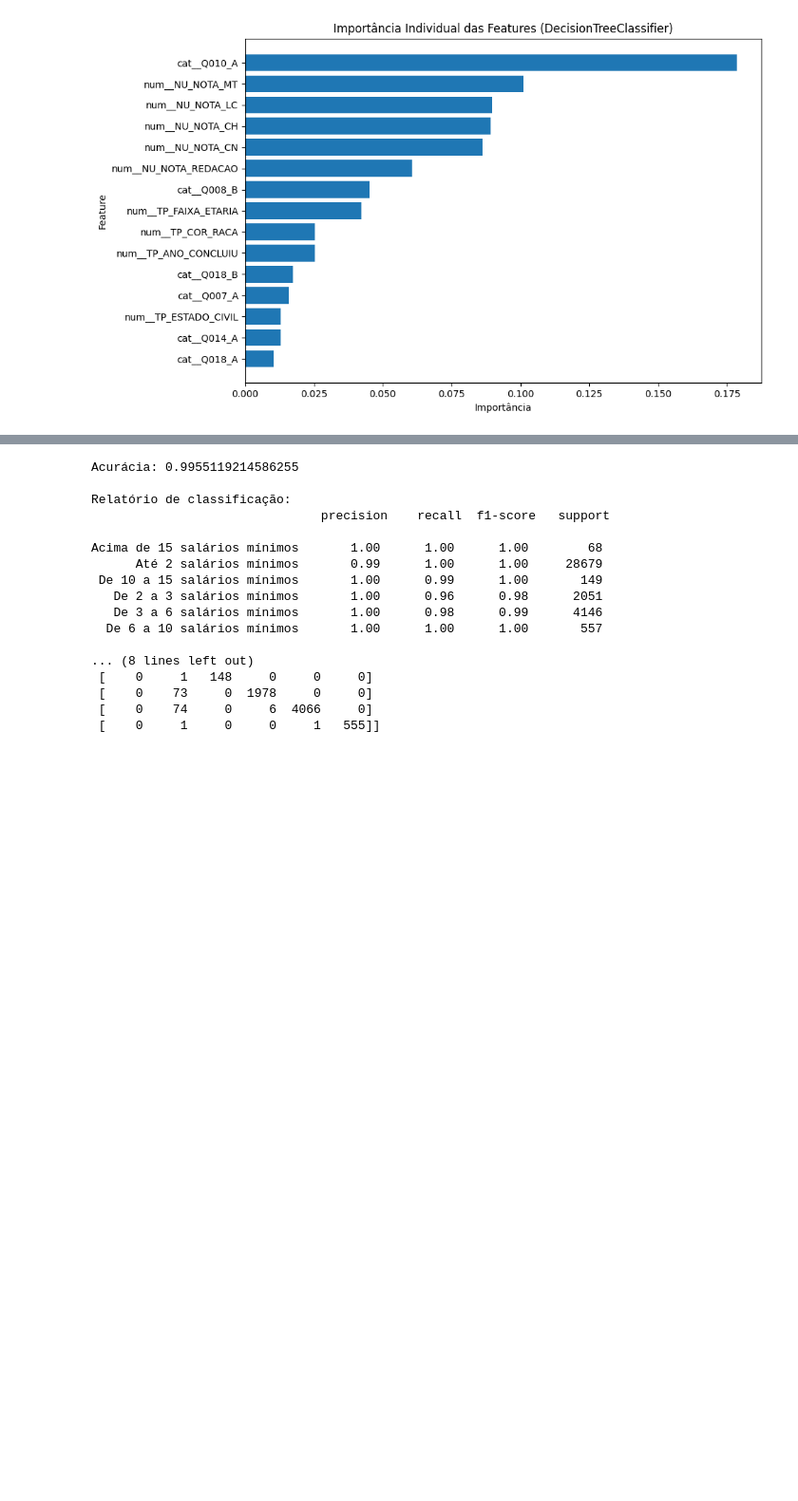
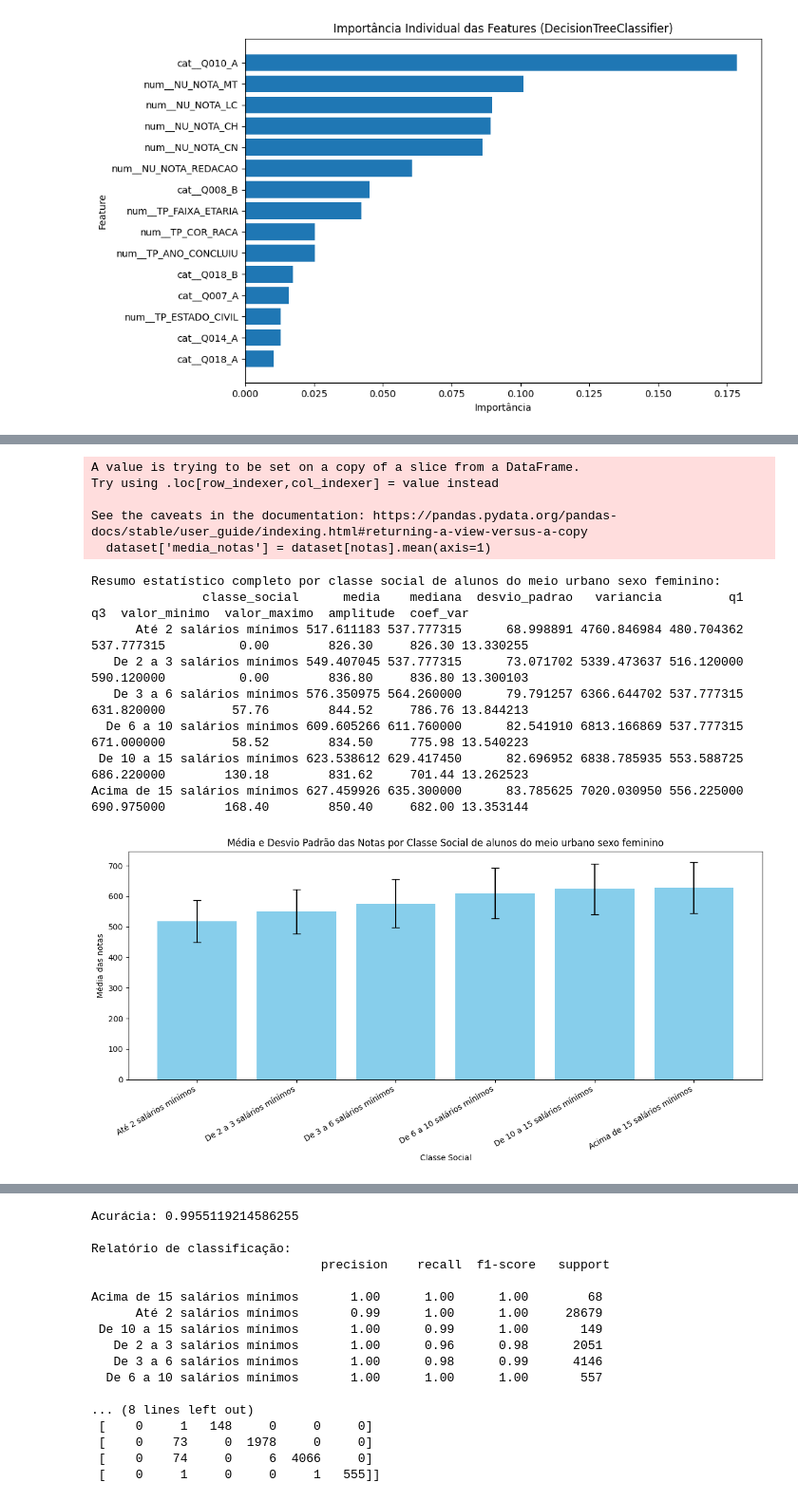
Before and after one commit to vinicarlosss/TCC_Sistemas-de-informa-o, a Jupyter notebook: arvore_decisao.ipynb, the cells around one changed output, grey strips where cells are left out. Shown at 95% size. Saved outputs shown, nothing was run; the diff lists cells and outputs as text; code cells hidden in the pictures; blank space fills up the shorter version.

```diff
--- a/arvore_decisao.ipynb
+++ b/arvore_decisao.ipynb
@@ -552,0 +1007,17 @@ cat__Q018_A: 0.0104
+# %%
+analisar_desempenho_por_classe(dataset_urbano_mulher, "de alunos do meio urbano sexo feminino")
+# %% [output]
+A value is trying to be set on a copy of a slice from a DataFrame.
+Try using .loc[row_indexer,col_indexer] = value instead
+
+See the caveats in the documentation: https://pandas.pydata.org/pandas-docs/stable/user_guide/indexing.html#returning-a-view-versus-a-copy
+  dataset['media_notas'] = dataset[notas].mean(axis=1)
+Resumo estatístico completo por classe social de alunos do meio urbano sexo feminino:
+               classe_social      media    mediana  desvio_padrao   variancia         q1         q3  valor_minimo  valor_maximo  amplitude  coef_var
+      Até 2 salários mínimos 517.611183 537.777315      68.998891 4760.846984 480.704362 537.777315          0.00        826.30     826.30 13.330255
+   De 2 a 3 salários mínimos 549.407045 537.777315      73.071702 5339.473637 516.120000 590.120000          0.00        836.80     836.80 13.300103
+   De 3 a 6 salários mínimos 576.350975 564.260000      79.791257 6366.644702 537.777315 631.820000         57.76        844.52     786.76 13.844213
+  De 6 a 10 salários mínimos 609.605266 611.760000      82.541910 6813.166869 537.777315 671.000000         58.52        834.50     775.98 13.540223
+ De 10 a 15 salários mínimos 623.538612 629.417450      82.696952 6838.785935 553.588725 686.220000        130.18        831.62     701.44 13.262523
+Acima de 15 salários mínimos 627.459926 635.300000      83.785625 7020.030950 556.225000 690.975000        168.40        850.40     682.00 13.353144
+[figure, added]
```
Also changed, not shown: parts of 36 cells of this notebook.
